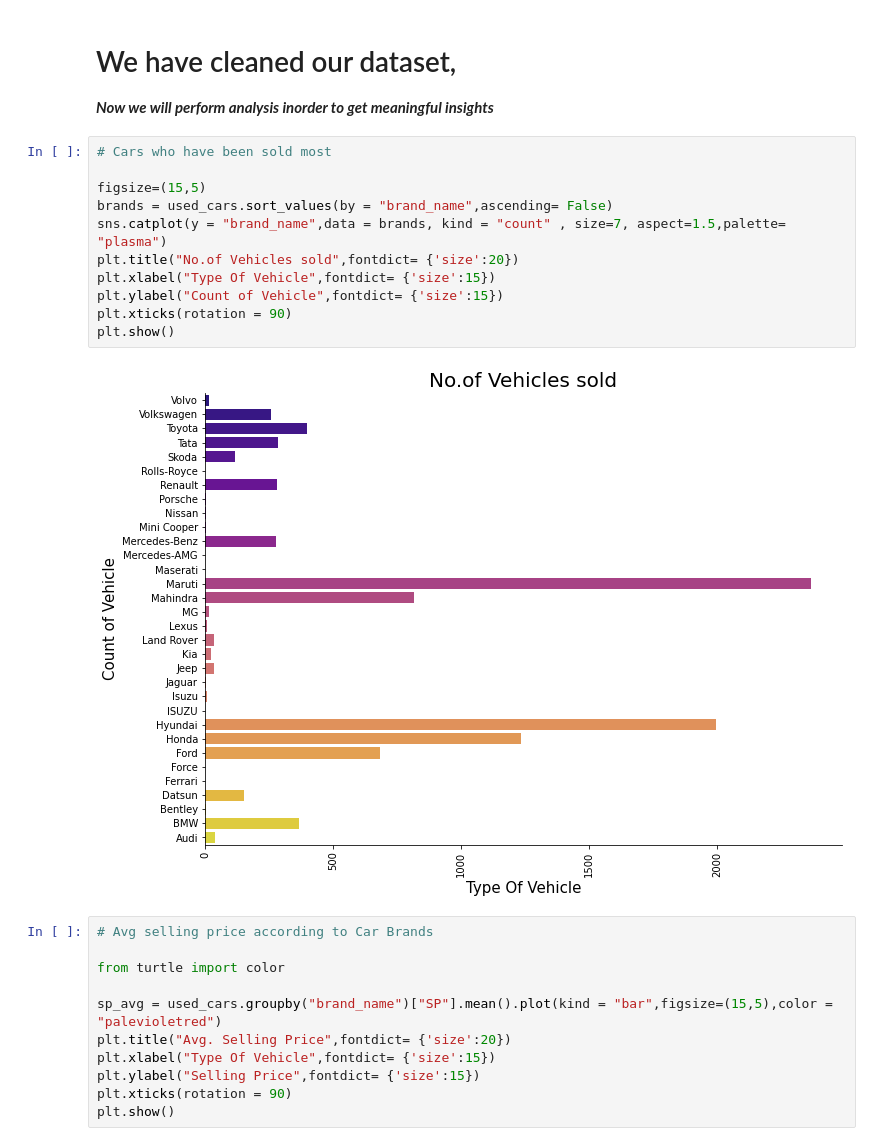
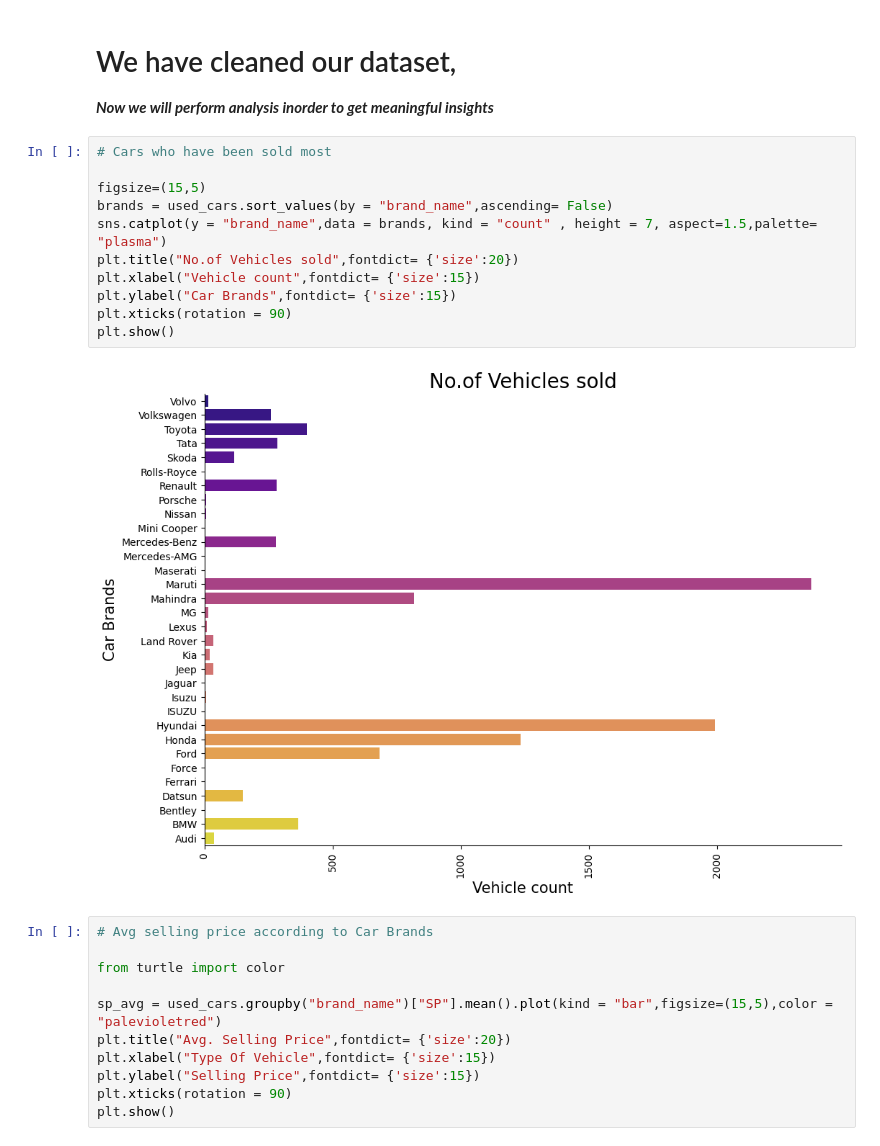
Before and after one commit to vidushigupta22/Used_car_analysis, a Jupyter notebook: Analysis/Used_Car_Analysis.ipynb, the cells around one changed output. Saved outputs shown, nothing was run; the diff lists cells and outputs as text.

```diff
--- a/Analysis/Used_Car_Analysis.ipynb
+++ b/Analysis/Used_Car_Analysis.ipynb
@@ -26,16 +26,16 @@ used_cars.head()
 # %%
 # Cars who have been sold most
 
 figsize=(15,5)
 brands = used_cars.sort_values(by = "brand_name",ascending= False)
-sns.catplot(y = "brand_name",data = brands, kind = "count" , size=7, aspect=1.5,palette= "plasma")
+sns.catplot(y = "brand_name",data = brands, kind = "count" , height = 7, aspect=1.5,palette= "plasma")
 plt.title("No.of Vehicles sold",fontdict= {'size':20})
-plt.xlabel("Type Of Vehicle",fontdict= {'size':15})
-plt.ylabel("Count of Vehicle",fontdict= {'size':15})
+plt.xlabel("Vehicle count",fontdict= {'size':15})
+plt.ylabel("Car Brands",fontdict= {'size':15})
 plt.xticks(rotation = 90)
 plt.show()
 # %% [output]
-[figure, old version]
+[figure, new version]
 # %%
 # Avg selling price according to Car Brands
 
```
Also changed, not shown: 1 other file.
